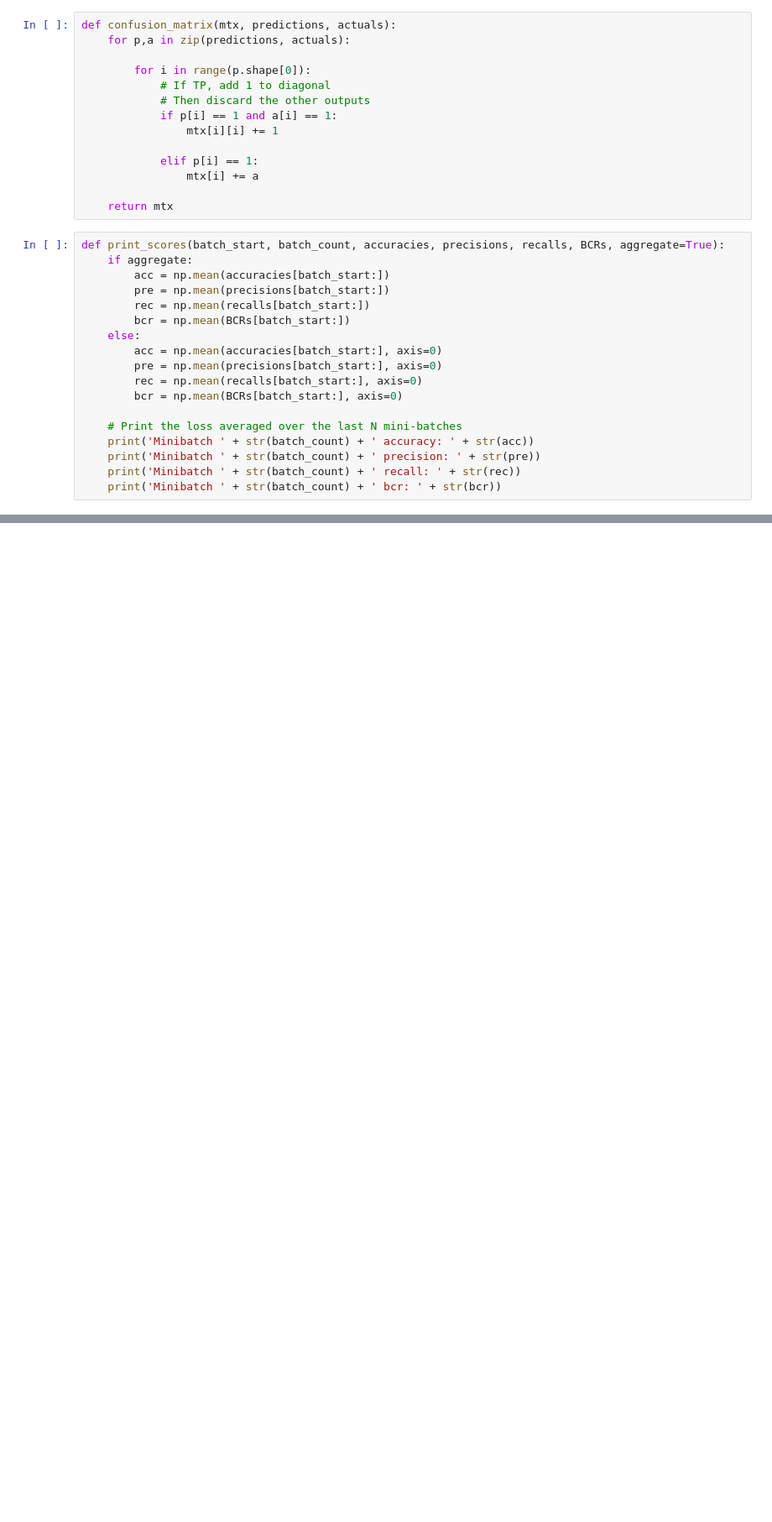
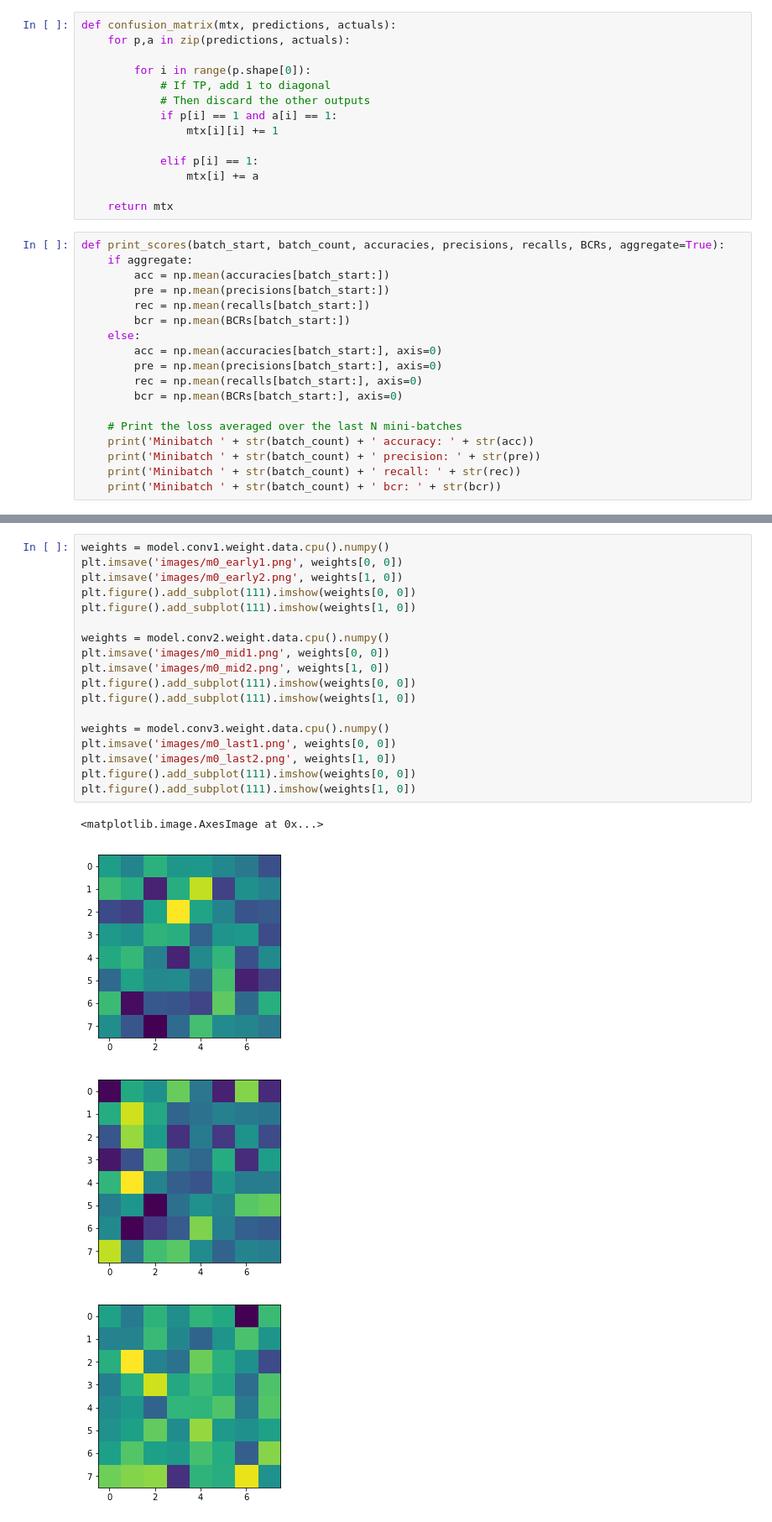
Before and after one commit to amarie01/PA3-CNN, a Jupyter notebook: train_model.ipynb, the cells around one changed output, grey strips where cells are left out. Shown: that part at 84% size. Saved outputs shown, nothing was run; the diff lists cells and outputs as text; blank space fills up the shorter version.

```diff
--- a/train_model.ipynb
+++ b/train_model.ipynb
@@ -910,0 +436,23 @@ plt.savefig("images/m3_acc.png")
+# %%
+weights = model.conv1.weight.data.cpu().numpy()
+plt.imsave('images/m0_early1.png', weights[0, 0])
+plt.imsave('images/m0_early2.png', weights[1, 0])
+plt.figure().add_subplot(111).imshow(weights[0, 0])
+plt.figure().add_subplot(111).imshow(weights[1, 0])
+
+weights = model.conv2.weight.data.cpu().numpy()
+plt.imsave('images/m0_mid1.png', weights[0, 0])
+plt.imsave('images/m0_mid2.png', weights[1, 0])
+plt.figure().add_subplot(111).imshow(weights[0, 0])
+plt.figure().add_subplot(111).imshow(weights[1, 0])
+
+weights = model.conv3.weight.data.cpu().numpy()
+plt.imsave('images/m0_last1.png', weights[0, 0])
+plt.imsave('images/m0_last2.png', weights[1, 0])
+plt.figure().add_subplot(111).imshow(weights[0, 0])
+plt.figure().add_subplot(111).imshow(weights[1, 0])
+# %% [output]
+<matplotlib.image.AxesImage at 0x...>
+[figure, added]
+[figure, added]
+[figure, added]
```
Also changed, not shown: parts of 43 cells of this notebook, 1 other file.
